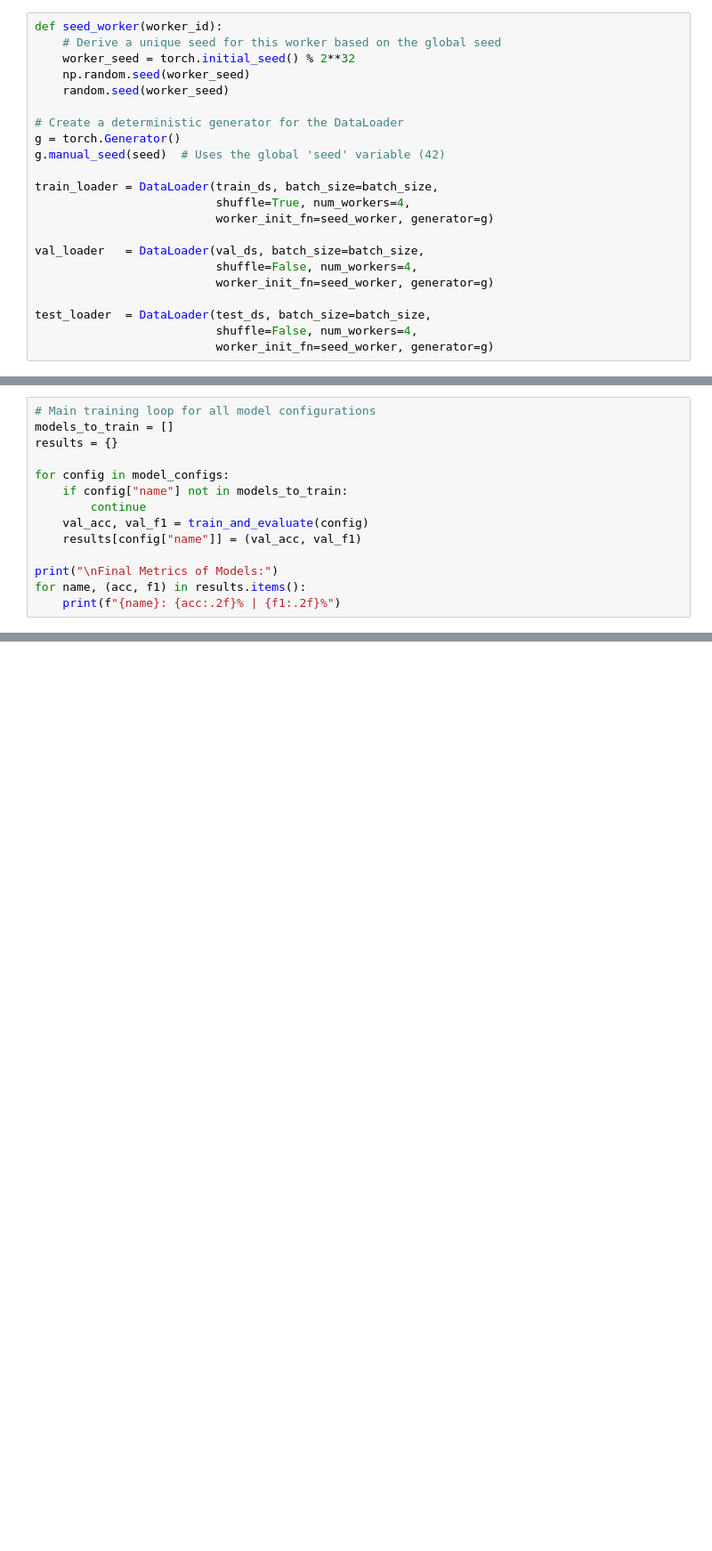
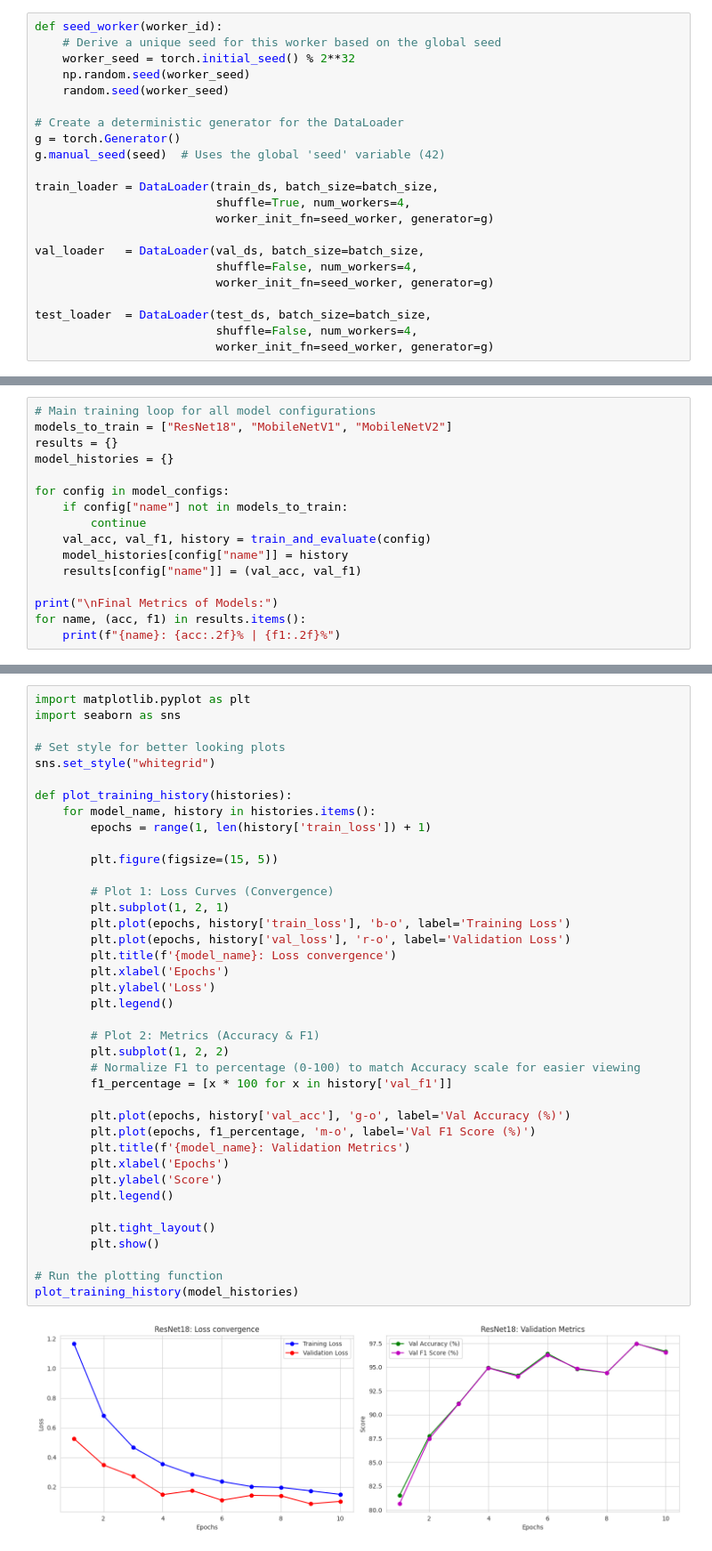
Before and after one commit to BanAnA9205/CO3101_PIProject_Semester251, a Jupyter notebook: code/main.ipynb, the cells around one changed output, grey strips where cells are left out. Shown: that part at 89% size. Saved outputs shown, nothing was run; the diff lists cells and outputs as text; blank space fills up the shorter version.

Commit message:
add explantion to notebook, fix bug, re-train model with accurate data, add benchmark and figure

```diff
--- a/code/main.ipynb
+++ b/code/main.ipynb
@@ -342,12 +436,14 @@ def train_and_evaluate(config):
 # %%
 # Main training loop for all model configurations
-models_to_train = []
+models_to_train = ["ResNet18", "MobileNetV1", "MobileNetV2"]
 results = {}
+model_histories = {}
 
 for config in model_configs:
     if config["name"] not in models_to_train:
         continue
-    val_acc, val_f1 = train_and_evaluate(config)
+    val_acc, val_f1, history = train_and_evaluate(config)
+    model_histories[config["name"]] = history
     results[config["name"]] = (val_acc, val_f1)
 
 print("\nFinal Metrics of Models:")
@@ -395,0 +540,41 @@ MobileNetV2 Test Accuracy: 94.38%, Test F1 Score: 0.9442
+# %%
+import matplotlib.pyplot as plt
+import seaborn as sns
+
+# Set style for better looking plots
+sns.set_style("whitegrid")
+
+def plot_training_history(histories):
+    for model_name, history in histories.items():
+        epochs = range(1, len(history['train_loss']) + 1)
+
+        plt.figure(figsize=(15, 5))
+
+        # Plot 1: Loss Curves (Convergence)
+        plt.subplot(1, 2, 1)
+        plt.plot(epochs, history['train_loss'], 'b-o', label='Training Loss')
+        plt.plot(epochs, history['val_loss'], 'r-o', label='Validation Loss')
+        plt.title(f'{model_name}: Loss convergence')
+        plt.xlabel('Epochs')
+        plt.ylabel('Loss')
+        plt.legend()
+
+        # Plot 2: Metrics (Accuracy & F1)
+        plt.subplot(1, 2, 2)
+        # Normalize F1 to percentage (0-100) to match Accuracy scale for easier viewing
+        f1_percentage = [x * 100 for x in history['val_f1']]
+
+        plt.plot(epochs, history['val_acc'], 'g-o', label='Val Accuracy (%)')
+        plt.plot(epochs, f1_percentage, 'm-o', label='Val F1 Score (%)')
+        plt.title(f'{model_name}: Validation Metrics')
+        plt.xlabel('Epochs')
+        plt.ylabel('Score')
+        plt.legend()
+
+        plt.tight_layout()
+        plt.show()
+
+# Run the plotting function
+plot_training_history(model_histories)
+# %% [output]
+[figure, added]
```
Also changed, not shown: parts of 22 cells of this notebook, 7 other files.
